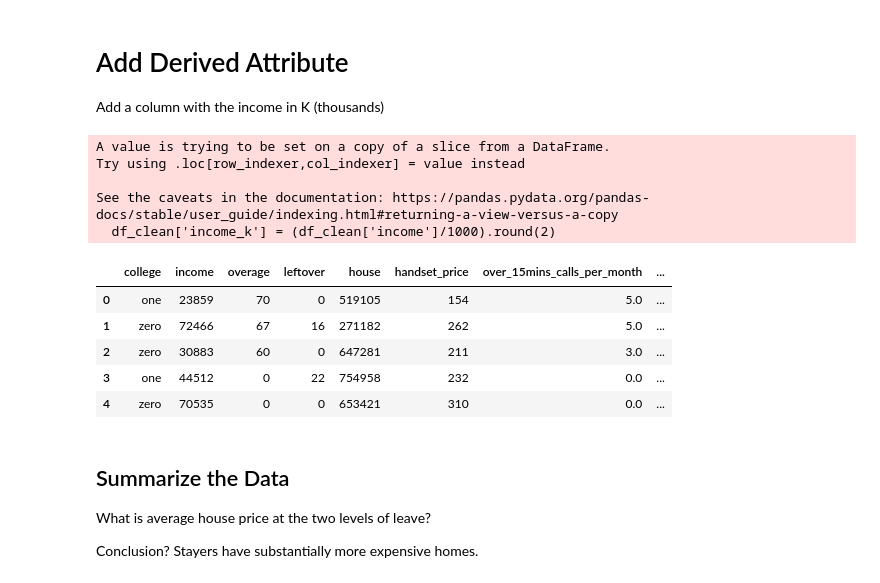
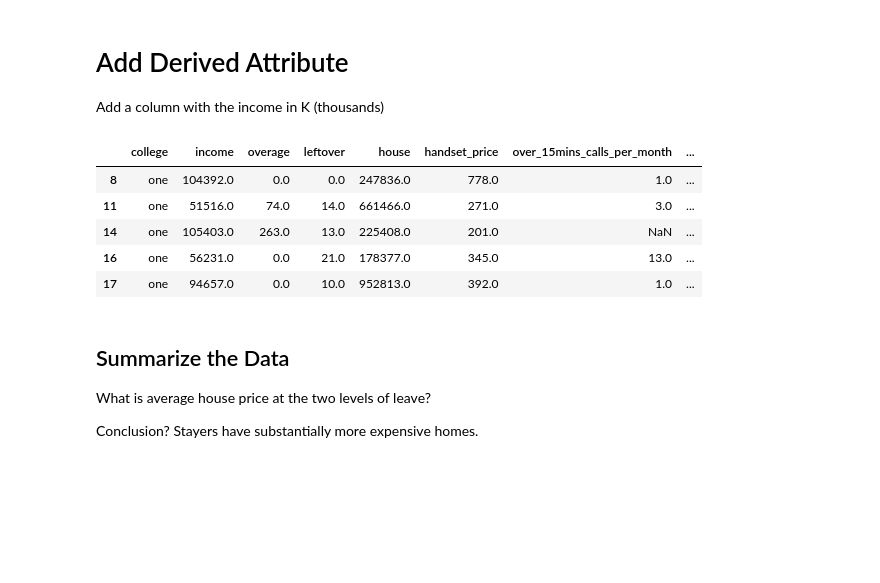
Before and after one commit to sallytran02/IS4487, a Jupyter notebook: Labs/Scripts/lab2_megatelco_intro.ipynb, the cells around one changed output. Drawn from its saved outputs; the diff is of its cells as text; code cells hidden in the pictures; blank space fills up the shorter version.

```diff
--- a/Labs/Scripts/lab2_megatelco_intro.ipynb
+++ b/Labs/Scripts/lab2_megatelco_intro.ipynb
@@ -145,20 +145,15 @@ df_clean.describe()
 
 Add a column with the income in K (thousands)
 # %%
-df_clean['income_k'] = (df_clean['income']/1000).round(2)
+df_clean.loc['income_k'] = (df_clean['income']/1000).round(2)
 df_clean.head()
 # %% [output]
-A value is trying to be set on a copy of a slice from a DataFrame.
-Try using .loc[row_indexer,col_indexer] = value instead
-
-See the caveats in the documentation: https://pandas.pydata.org/pandas-docs/stable/user_guide/indexing.html#returning-a-view-versus-a-copy
-  df_clean['income_k'] = (df_clean['income']/1000).round(2)
 |  | college | income | overage | leftover | house | handset_price | over_15mins_calls_per_month | ... |
-| 0 | one | 23859 | 70 | 0 | 519105 | 154 | 5.0 | ... |
-| 1 | zero | 72466 | 67 | 16 | 271182 | 262 | 5.0 | ... |
-| 2 | zero | 30883 | 60 | 0 | 647281 | 211 | 3.0 | ... |
-| 3 | one | 44512 | 0 | 22 | 754958 | 232 | 0.0 | ... |
-| 4 | zero | 70535 | 0 | 0 | 653421 | 310 | 0.0 | ... |
+| 8 | one | 104392.0 | 0.0 | 0.0 | 247836.0 | 778.0 | 1.0 | ... |
+| 11 | one | 51516.0 | 74.0 | 14.0 | 661466.0 | 271.0 | 3.0 | ... |
+| 14 | one | 105403.0 | 263.0 | 13.0 | 225408.0 | 201.0 | NaN | ... |
+| 16 | one | 56231.0 | 0.0 | 21.0 | 178377.0 | 345.0 | 13.0 | ... |
+| 17 | one | 94657.0 | 0.0 | 10.0 | 952813.0 | 392.0 | 1.0 | ... |
 # %% [markdown]
 ## Summarize the Data
  What is average house price at the two levels of leave?
```
Also changed, not shown: parts of 1 cell of this notebook.
